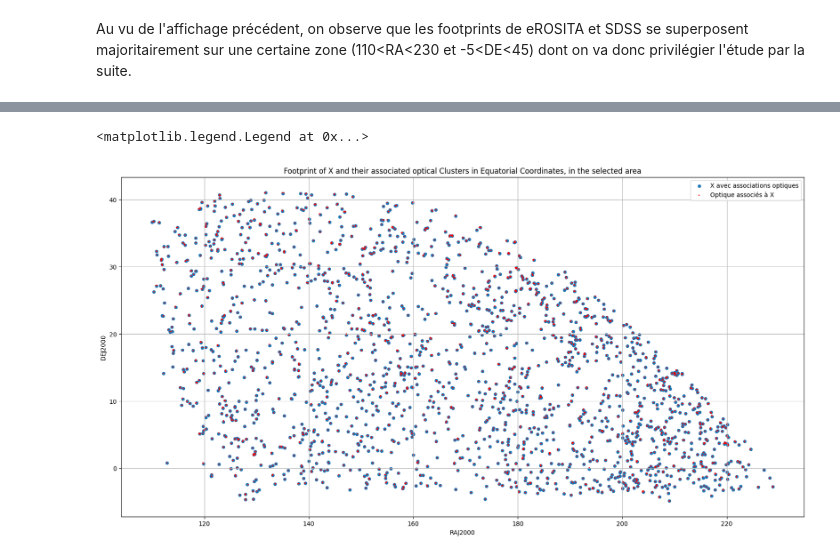
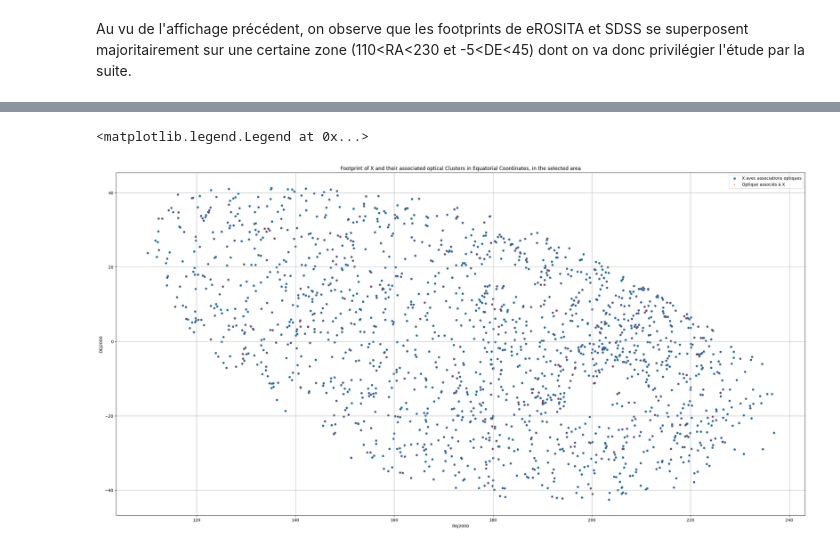
Before and after one commit to EmileD123/M2_Internship_clusters_cross_X_optical, a Jupyter notebook: Test cross-matching/cross_matching_X_optique.ipynb, the cells around one changed output, grey strips where cells are left out. Drawn from its saved outputs; the diff is of its cells as text; code cells hidden in the pictures.

Commit message:
Nouveaux graphes + début de l'ajout de la tolérance angulaire évoulant en fonction de z

```diff
--- a/Test cross-matching/cross_matching_X_optique.ipynb
+++ b/Test cross-matching/cross_matching_X_optique.ipynb
@@ -255,2 +268,0 @@ Name: zBest, dtype: float32
-# %%
-X_row_of_interest = table_X_crossed_repetitifs.iterrows[619]
@@ -285,7 +291,7 @@ for i in range(len(table_X_crossed_repetitifs)):
 
     X_row_of_interest = table_X_crossed_repetitifs[table_X_crossed_repetitifs['__indexes'] == index_X].iloc[0] #On ne sélectionne qu'une seule ligne parmi ses éventuelles occurrences
 
-    diff_z = abs(X_row_of_interest['zBest'] - table_optique['zph'][index_opt])
+    diff_z = abs(X_row_of_interest['zBest'] - table_optique['zCl'][index_opt])
     diff_z_list_repetitif.append(diff_z)
     dist_ang = np.sqrt((X_row_of_interest['RAJ2000'] - table_optique['RAJ2000'][index_opt])**2 + (X_row_of_interest['DEJ2000'] - table_optique['DEJ2000'][index_opt])**2)
     dist_ang_list_repetitif.append(dist_ang)
@@ -316,4 +322,6 @@ Tout l'intéret de récupérer ce dataframe "table_X_crossed_repetitifs" est de
 
 table_X_crossed_3D = table_X_crossed_repetitifs[table_X_crossed_repetitifs['diff_z'] < delta_z]
 print(np.round(100-(len(table_X_crossed_3D)/len(table_X_crossed_repetitifs))*100,1), " % des associations sont éliminées par le critère de redshift")
+
+table_optique_associated_3D = table_optique.loc[table_X_crossed_3D['id_asso']]
 # %% [output]
@@ -601,13 +611,25 @@ Au vu de l'affichage précédent, on observe que les footprints de eROSITA et SD
 # %%
 #On sélectionne la zone d'intérêt
 table_X_crossed_selected = table_X_crossed[(table_X_crossed['RAJ2000'] > 110)
-                                           & (table_X_crossed['RAJ2000'] < 230)
-                                           & (table_X_crossed['DEJ2000'] > -5)
+                                           & (table_X_crossed['RAJ2000'] < 250)
+                                           & (table_X_crossed['DEJ2000'] > -45)
                                            & (table_X_crossed['DEJ2000'] < 45)
                                            ]
 
 table_optique_associated_selected = table_optique_associated[(table_optique_associated['RAJ2000'] > 110)
-                                           & (table_optique_associated['RAJ2000'] < 230)
-                                           & (table_optique_associated['DEJ2000'] > -5)
+                                           & (table_optique_associated['RAJ2000'] < 250)
+                                           & (table_optique_associated['DEJ2000'] > -45)
                                            & (table_optique_associated['DEJ2000'] < 45)
                                            ]
+
+table_X_crossed_3D_selected = table_X_crossed_3D[(table_X_crossed_3D['RAJ2000'] > 110)
+                                           & (table_X_crossed_3D['RAJ2000'] < 250)
+                                           & (table_X_crossed_3D['DEJ2000'] > -45)
+                                           & (table_X_crossed_3D['DEJ2000'] < 45)
+                                           ]
+
+table_optique_associated_3D_selected = table_optique_associated_3D[(table_optique_associated_3D['RAJ2000'] > 110)
+                                           & (table_optique_associated_3D['RAJ2000'] < 250)
+                                           & (table_optique_associated_3D['DEJ2000'] > -45)
+                                           & (table_optique_associated_3D['DEJ2000'] < 45)
+                                           ]
@@ -614,28 +668,28 @@ table_optique_associated_selected = table_optique_associated[(table_optique_asso
 # %%
-#On projette les footprit de la zone sélectionnée
+#On projette les footprint de la zone sélectionnée
 
-raj2000_x_crossed_list_selected = table_X_crossed_selected['RAJ2000'].tolist()
-dej2000_x_crossed_list_seleceted = table_X_crossed_selected['DEJ2000'].tolist()
+raj2000_x_crossed_list_selected = table_X_crossed_3D_selected['RAJ2000'].tolist()
+dej2000_x_crossed_list_seleceted = table_X_crossed_3D_selected['DEJ2000'].tolist()
 
-raj2000_opt_crossed_list_selected = table_optique_associated_selected['RAJ2000'].tolist()
-dej2000_opt_crossed_list_seleceted = table_optique_associated_selected['DEJ2000'].tolist()
+raj2000_opt_crossed_list_selected = table_optique_associated_3D_selected['RAJ2000'].tolist()
+dej2000_opt_crossed_list_seleceted = table_optique_associated_3D_selected['DEJ2000'].tolist()
 
-plt.figure(figsize=(20, 10))
+plt.figure(figsize=(30, 15))
 ax_projection_X = plt.subplot(111)
 ax_projection_opt = plt.subplot(111)
 
 ax_projection_X.scatter(raj2000_x_crossed_list_selected, dej2000_x_crossed_list_seleceted, s=20,label='X avec associations optiques')
 ax_projection_X.grid(True)
 ax_projection_X.set_xlabel("RAJ2000")
 ax_projection_X.set_ylabel("DEJ2000")
 
 ax_projection_opt.scatter(raj2000_opt_crossed_list_selected, dej2000_opt_crossed_list_seleceted, s=1,edgecolors='red',facecolors='none',label='Optique associés à X')
 ax_projection_opt.grid(True)
 ax_projection_opt.set_xlabel("RAJ2000")
 ax_projection_opt.set_ylabel("DEJ2000")
 
 plt.title(f"Footprint of X and their associated optical Clusters in Equatorial Coordinates, in the selected area")
 plt.legend()
 # %% [output]
 <matplotlib.legend.Legend at 0x...>
-[figure, old version]
+[figure, new version]
```
Also changed, not shown: parts of 65 cells of this notebook, 30 other files.
